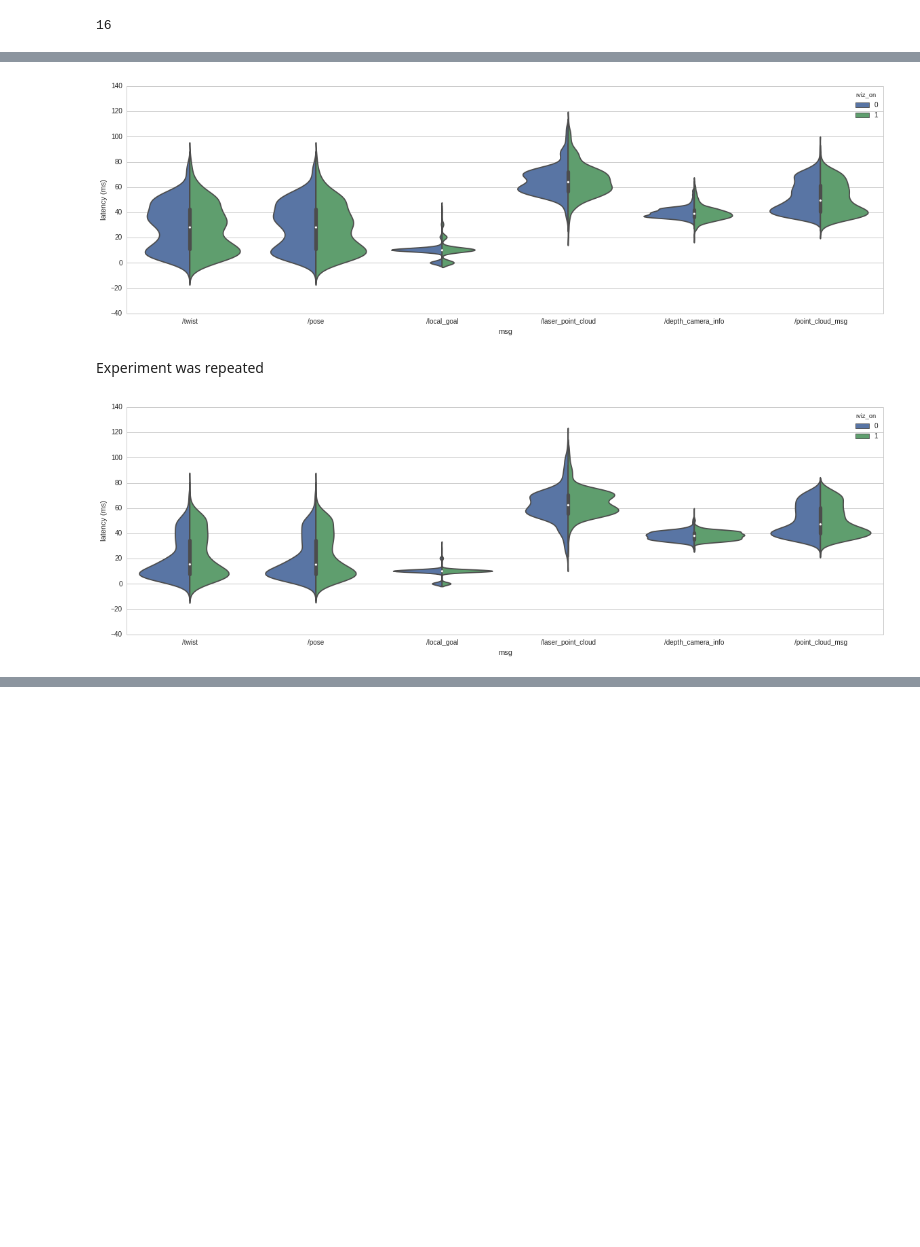
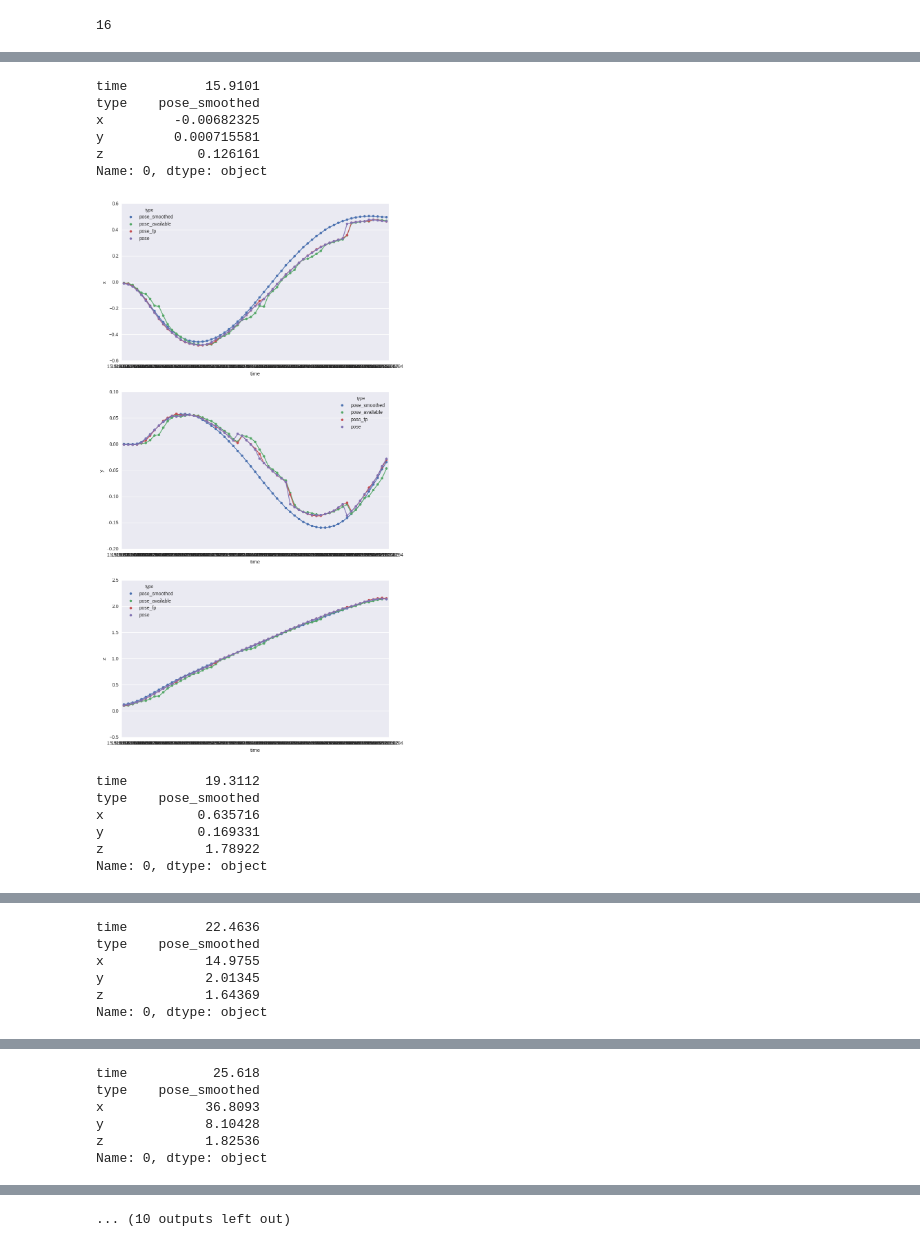
Before and after one commit to peteflorence/latency_evaluations, a Jupyter notebook: Pose_evaluations.ipynb, the cells around one changed output, grey strips where cells are left out. Saved outputs shown, nothing was run; the diff lists cells and outputs as text; code cells hidden in the pictures; blank space fills up the shorter version.

```diff
--- a/Pose_evaluations.ipynb
+++ b/Pose_evaluations.ipynb
@@ -121,13 +55,0 @@ with open('/home/peteflo/latency/sim_latency_10_bagreplay_afterrviz.txt') as f:
-# %%
-sns.set_style("whitegrid")
-plt.figure(figsize=(20,6))
-ax = sns.violinplot(x="msg",
-                    y="latency (ms)",
-                    hue="rviz_on",
-                    data=latency_df_bag,
-                    split=True,
-                    order=["/twist", "/pose", "/local_goal", "/laser_point_cloud", "/depth_camera_info", "/point_cloud_msg"])
-# %% [output]
-[figure, removed]
-# %% [markdown]
-Experiment was repeated
@@ -146,21 +56,31 @@ with open('/home/peteflo/latency/sim_latency_11_bagreplay_beforerviz.txt') as f:
-# %%
-with open('/home/peteflo/latency/sim_latency_11_bagreplay_afterrviz.txt') as f:
-    lines = f.readlines()
-    for line in lines:
-        words = line.split()
-        words[1] = int(words[1])
-        words[2] = float(words[2])
-        words[3] = 1000*float(words[3])
-        latency_df_add = pd.DataFrame([words], columns=latency_columns)
-        latency_df_bag2 = latency_df_bag2.append(latency_df_add, ignore_index=True)
-# %%
-sns.set_style("whitegrid")
-plt.figure(figsize=(20,6))
-ax = sns.violinplot(x="msg",
-                    y="latency (ms)",
-                    hue="rviz_on",
-                    data=latency_df_bag2,
-                    split=True,
-                    order=["/twist", "/pose", "/local_goal", "/laser_point_cloud", "/depth_camera_info", "/point_cloud_msg"])
-# %% [output]
-[figure, removed]
+# %%
+sns.set_style("darkgrid")
+
+for index, value in enumerate(list_of_smoothed_path_df):
+    if index < 5:
+        continue # this is to not plot data sitting on ground
+    print value.iloc[0]
+    f, (ax1, ax2, ax3) = plt.subplots(3, figsize=(10,20))
+    ax1 = sns.pointplot(x="time", y="x", hue="type", data=value, ax=ax1, scale = 0.5)
+    ax2 = sns.pointplot(x="time", y="y", hue="type", data=value, ax=ax2, scale = 0.5)
+    ax3 = sns.pointplot(x="time", y="z", hue="type", data=value, ax=ax3, scale = 0.5)
+    for ax in [ax1, ax2, ax3]:
+        ax.set(xlabel='time')
+    ax1.set(ylabel="x")
+    ax2.set(ylabel="y")
+    ax3.set(ylabel="z")
+    plt.show()
+# %% [output]
+time          15.9101
+type    pose_smoothed
+x         -0.00682325
+y         0.000715581
+z            0.126161
+Name: 0, dtype: object
+[figure, added]
+time          19.3112
+type    pose_smoothed
+x            0.635716
+y            0.169331
+z             1.78922
+Name: 0, dtype: object
@@ -166,0 +88,6 @@ ax = sns.violinplot(x="msg",
+time          22.4636
+type    pose_smoothed
+x             14.9755
+y             2.01345
+z             1.64369
+Name: 0, dtype: object
@@ -166,0 +95,6 @@ ax = sns.violinplot(x="msg",
+time           25.618
+type    pose_smoothed
+x             36.8093
+y             8.10428
+z             1.82536
+Name: 0, dtype: object
@@ -166,0 +116 @@ ax = sns.violinplot(x="msg",
+... (10 outputs left out)
```
Also changed, not shown: parts of 14 cells of this notebook, 1 other file.
